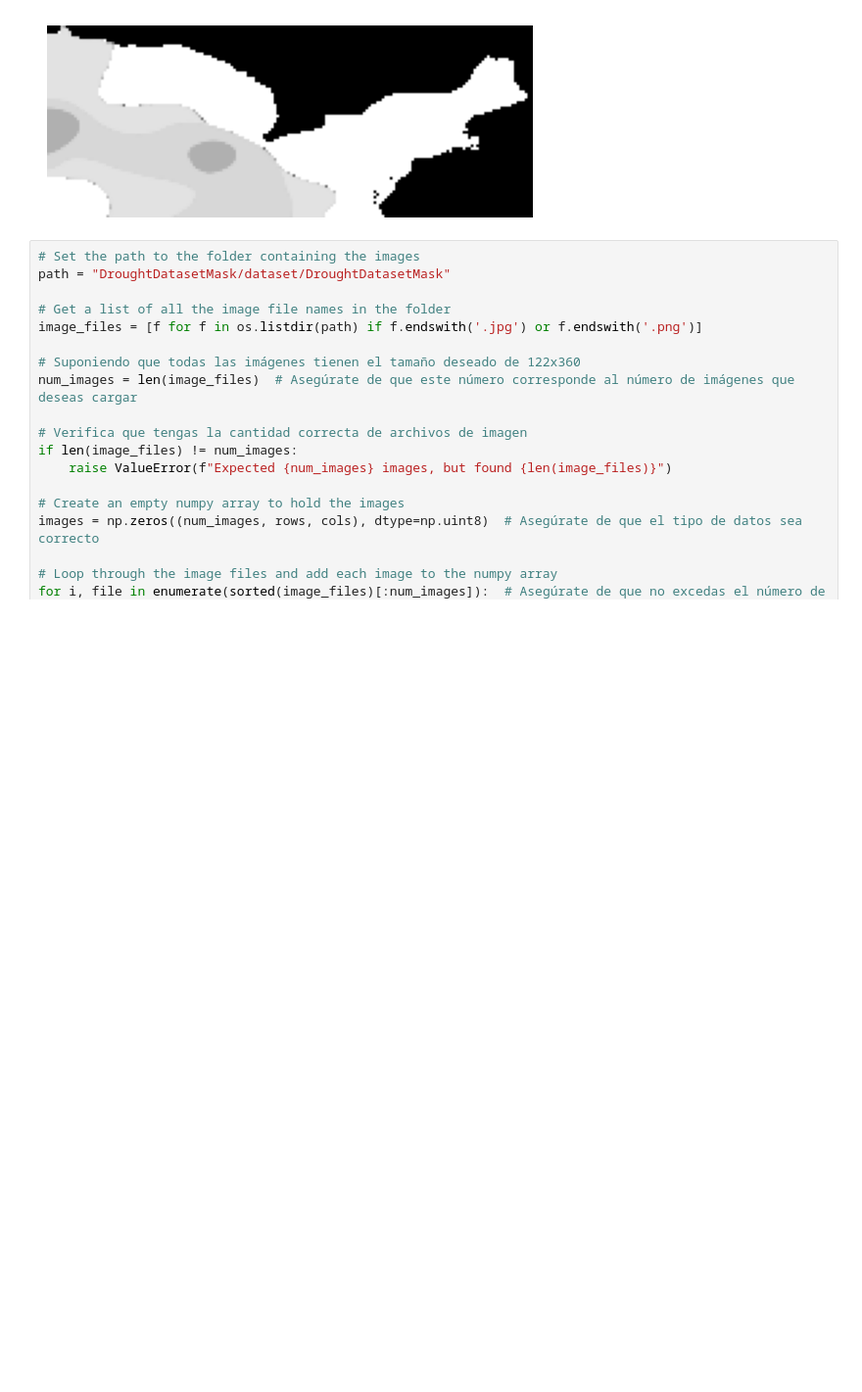
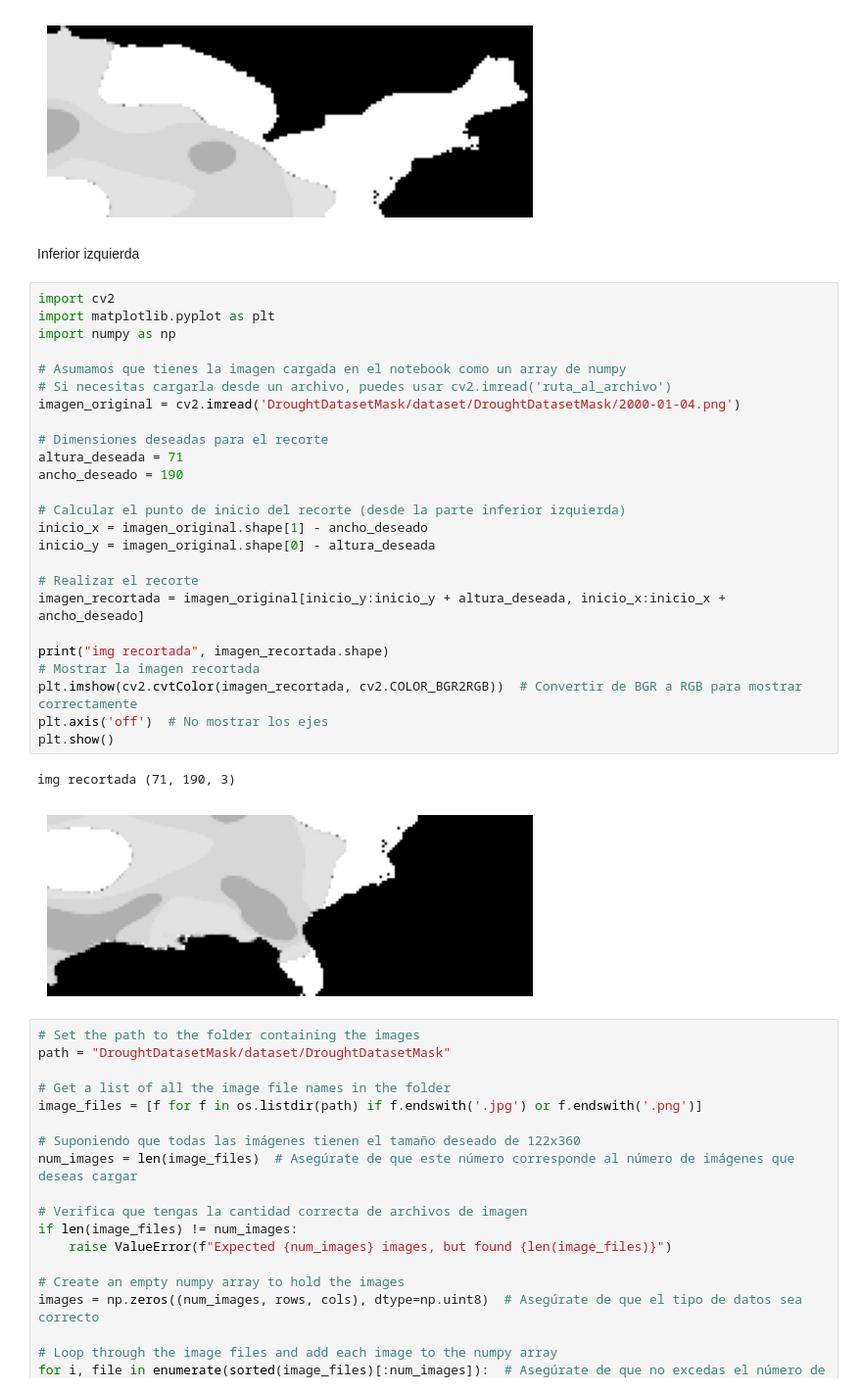
Before and after one commit to SahirReyes30/ImageXpartes, a Jupyter notebook: AjusteBordes.ipynb, the cells around one changed output. Shown at 98% size. Saved outputs shown, nothing was run; the diff lists cells and outputs as text; blank space fills up the shorter version.

```diff
--- a/AjusteBordes.ipynb
+++ b/AjusteBordes.ipynb
@@ -222,6 +222,36 @@ plt.show()
 # %% [output]
 img recortada (71, 180, 3)
 [figure]
+# %% [markdown]
+Inferior izquierda
+# %%
+import cv2
+import matplotlib.pyplot as plt
+import numpy as np
+
+# Asumamos que tienes la imagen cargada en el notebook como un array de numpy
+# Si necesitas cargarla desde un archivo, puedes usar cv2.imread('ruta_al_archivo')
+imagen_original = cv2.imread('DroughtDatasetMask/dataset/DroughtDatasetMask/2000-01-04.png')
+
+# Dimensiones deseadas para el recorte
+altura_deseada = 71
+ancho_deseado = 190
+
+# Calcular el punto de inicio del recorte (desde la parte inferior izquierda)
+inicio_x = imagen_original.shape[1] - ancho_deseado
+inicio_y = imagen_original.shape[0] - altura_deseada
+
+# Realizar el recorte
+imagen_recortada = imagen_original[inicio_y:inicio_y + altura_deseada, inicio_x:inicio_x + ancho_deseado]
+
+print("img recortada", imagen_recortada.shape)
+# Mostrar la imagen recortada
+plt.imshow(cv2.cvtColor(imagen_recortada, cv2.COLOR_BGR2RGB))  # Convertir de BGR a RGB para mostrar correctamente
+plt.axis('off')  # No mostrar los ejes
+plt.show()
+# %% [output]
+img recortada (71, 190, 3)
+[figure, added]
 # %%
 # Set the path to the folder containing the images
 path = "DroughtDatasetMask/dataset/DroughtDatasetMask"
```
